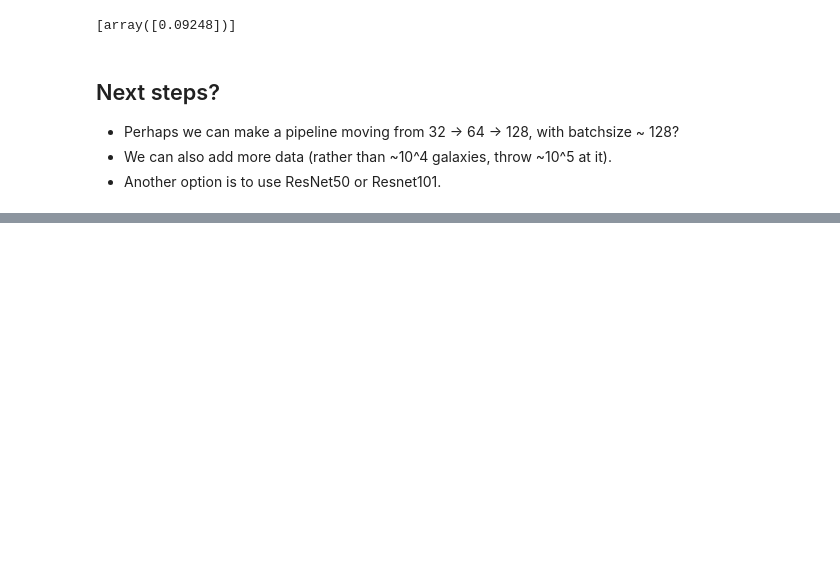
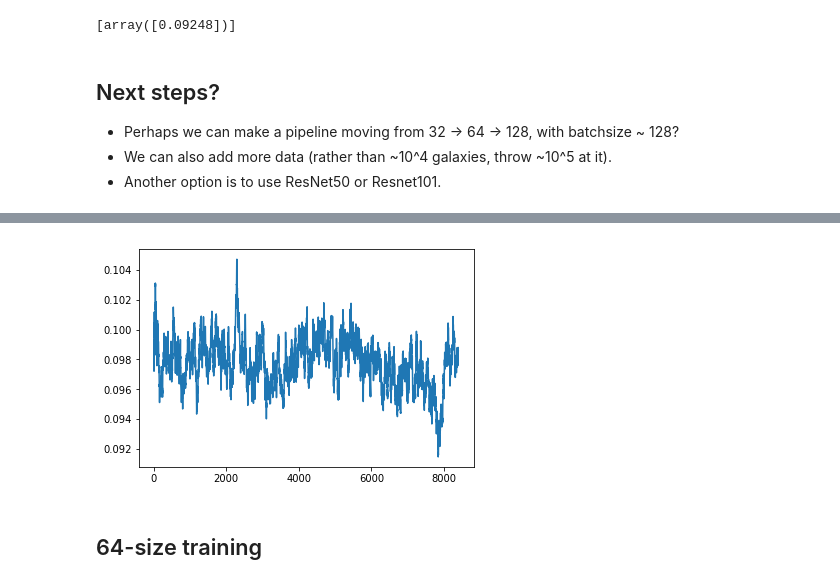
Before and after one commit to jwuphysics/galaxy-cnns, a Jupyter notebook: notebook/Fitting oxygen abundance.ipynb, the cells around one changed output, grey strips where cells are left out. Drawn from its saved outputs; the diff is of its cells as text; code cells hidden in the pictures; blank space fills up the shorter version.

```diff
--- a/notebook/Fitting oxygen abundance.ipynb
+++ b/notebook/Fitting oxygen abundance.ipynb
@@ -877,0 +998,4 @@ epoch      trn_loss   val_loss
+# %%
+# anneal more?
+lrs = 1e-2 * np.array([1/16, 1/4, 1])
+learn.fit(lrs, 3, cycle_len=1, cycle_mult=2)
@@ -877,0 +1013,4 @@ epoch      trn_loss   val_loss
+# %%
+learn.sched.plot_loss()
+# %% [output]
+[figure, added]
@@ -877,0 +1019,2 @@ epoch      trn_loss   val_loss
+# %% [markdown]
+## 64-size training
```
Also changed, not shown: parts of 47 cells of this notebook.
